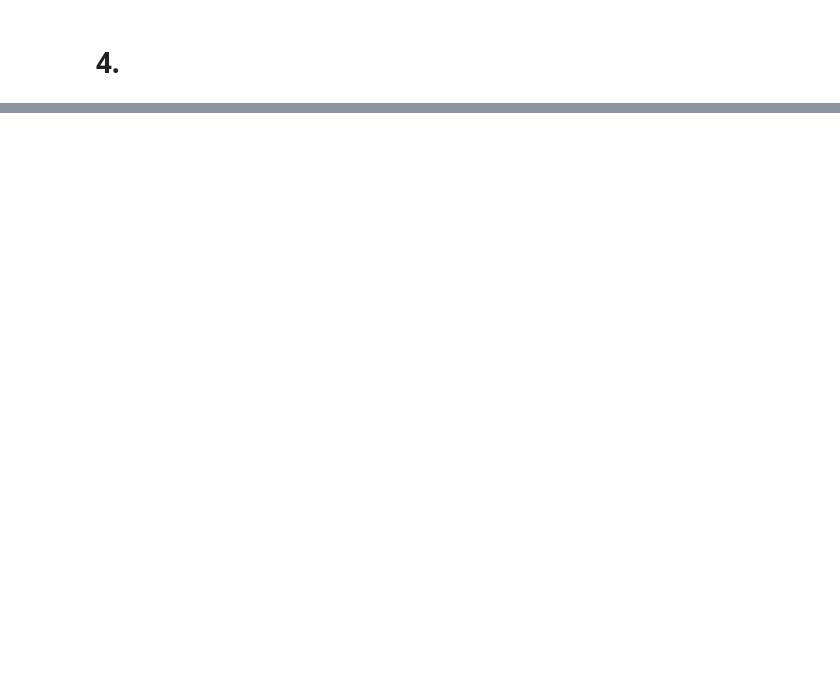
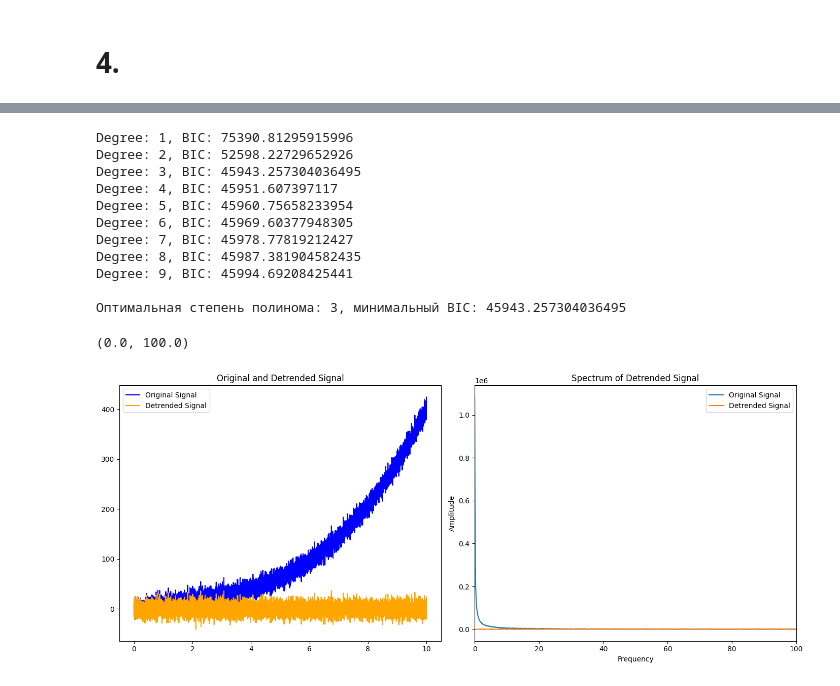
Before and after one commit to KadilenkoIvan/digital_signal_processing, a Jupyter notebook: lab6/6.ipynb, the cells around one changed output, grey strips where cells are left out. Drawn from its saved outputs; the diff is of its cells as text; code cells hidden in the pictures; blank space fills up the shorter version.

```diff
--- a/lab6/6.ipynb
+++ b/lab6/6.ipynb
@@ -183,0 +207,62 @@ plt.plot(t, signal)
+# %%
+def calculate_bic(y, y_pred, k, n):
+    residual_variance = np.var(y - y_pred)
+    bic = n * np.log(residual_variance) + k * np.log(n)
+    return bic
+
+min_bic = float("inf")
+best_degree = 0
+best_trend = None
+
+for degree in range(1, 10):
+    poly_features = PolynomialFeatures(degree=degree)
+    X_poly = poly_features.fit_transform(t.reshape(-1, 1))
+    model = LinearRegression().fit(X_poly, signal)
+    trend = model.predict(X_poly)
+    bic = calculate_bic(signal, trend, degree + 1, fs)
+    print(f"Degree: {degree}, BIC: {bic}")
+
+    if bic < min_bic:
+        min_bic = bic
+        best_degree = degree
+        best_trend = trend
+
+print(f"\nОптимальная степень полинома: {best_degree}, минимальный BIC: {min_bic}")
+
+detrended_signal = signal - best_trend
+def plot_spectrum(signal, title):
+    spectrum = np.abs(fft(signal))[:fs // 2]
+    freqs = np.fft.fftfreq(fs, d=(t[1] - t[0]))[:fs // 2]
+    plt.plot(freqs, spectrum)
+    plt.title(title)
+    plt.xlabel('Frequency')
+    plt.ylabel('Amplitude')
+
+plt.figure(figsize=(14, 6))
+
+plt.subplot(1, 2, 1)
+plt.plot(t, signal, label='Original Signal', color='blue')
+plt.plot(t, detrended_signal, label='Detrended Signal', color='orange')
+plt.legend()
+plt.title('Original and Detrended Signal')
+
+plt.subplot(1, 2, 2)
+plot_spectrum(signal, 'Spectrum of Original Signal')
+plot_spectrum(detrended_signal, 'Spectrum of Detrended Signal')
+plt.legend(['Original Signal', 'Detrended Signal'])
+plt.tight_layout()
+plt.xlim([0,100])
+# %% [output]
+Degree: 1, BIC: 75390.81295915996
+Degree: 2, BIC: 52598.22729652926
+Degree: 3, BIC: 45943.257304036495
+Degree: 4, BIC: 45951.607397117
+Degree: 5, BIC: 45960.75658233954
+Degree: 6, BIC: 45969.60377948305
+Degree: 7, BIC: 45978.77819212427
+Degree: 8, BIC: 45987.381904582435
+Degree: 9, BIC: 45994.69208425441
+
+Оптимальная степень полинома: 3, минимальный BIC: 45943.257304036495
+(0.0, 100.0)
+[figure, added]
```
Also changed, not shown: parts of 8 cells of this notebook.
